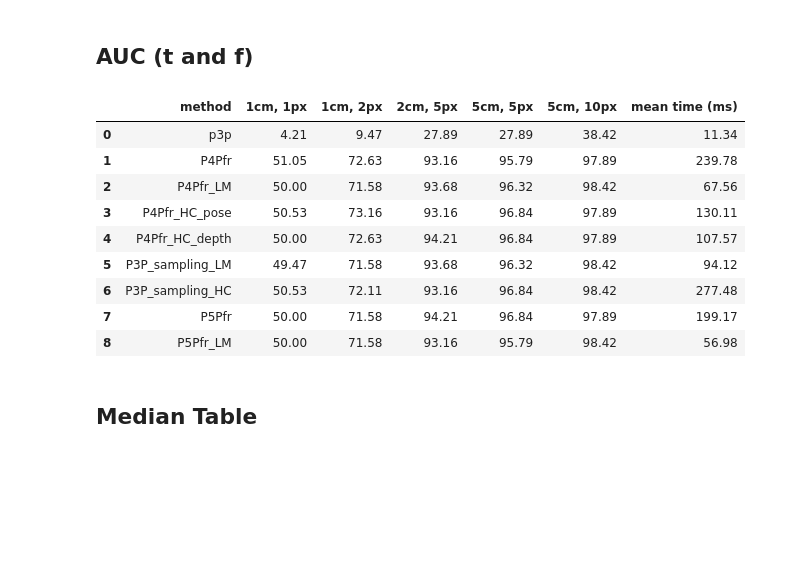
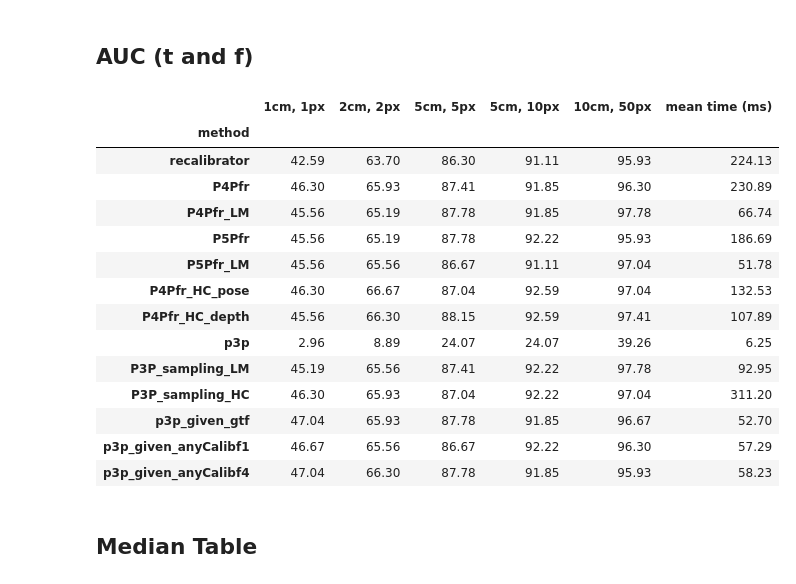
Before and after one commit to XinnnyueZhang/PoseLib, a Jupyter notebook: fisheye_experiments/visulaizeRANSACErrorsAll.ipynb, the cells around one changed output. Drawn from its saved outputs; the diff is of its cells as text; code cells hidden in the pictures; blank space fills up the shorter version.

```diff
--- a/fisheye_experiments/visulaizeRANSACErrorsAll.ipynb
+++ b/fisheye_experiments/visulaizeRANSACErrorsAll.ipynb
@@ -120,7 +99,7 @@ map_prefix = "covisible30"
 results_all = {}
 results_overall = []
 for scene in scene_list:
-    results_dir = gt_dirs / scene / f"processed_{map_prefix}/hloc/RANSACresults_{map_prefix}.pkl"
+    results_dir = gt_dirs / scene / f"processed_{map_prefix}/hloc/RANSACresults_{threshold}.pkl"
     with open(results_dir, 'rb') as f:
         errors = pickle.load(f)
     results = collectErrors(errors, method_names)
@@ -160,5 +179,16 @@ display(df_mean.style.format('{:.4f}'))
 # %% [markdown]
 ## AUC (R and t)
+# %%
+# Define a function to apply the styling
+def highlight_best2(s):
+    """Highlights the best value in a Series."""
+    # For 'mean time (ms)', the min value is best
+    if s.name == 'mean time (ms)':
+        is_best = s == s.min()
+    # For all other (AUC) columns, the max value is best
+    else:
+        is_best = s == s.max()
+    return ['font-weight: bold' if v else '' for v in is_best]
 # %%
 R_thr = [1, 1, 2, 5, 5]
 t_thr = [1, 2, 5, 5, 10]
@@ -167,10 +197,14 @@ f_thr = [1, 2, 5, 10, 50]
 AUC = []
 for m_idx in range(len(method_names)):
     auc_ = getAUC(results_overall, m_idx*6, m_idx*6+1, R_thr, t_thr)
-    AUC.append({'method': method_names[m_idx], f"{R_thr[0]}deg, {t_thr[0]}cm": f"{auc_[0]*100:.2f}",
-        f"{R_thr[1]}deg, {t_thr[1]}cm": f"{auc_[1]*100:.2f}", f"{R_thr[2]}deg, {t_thr[2]}cm": f"{auc_[2]*100:.2f}",
-        f"{R_thr[3]}deg, {t_thr[3]}cm": f"{auc_[3]*100:.2f}", f"{R_thr[4]}deg, {t_thr[4]}cm": f"{auc_[4]*100:.2f}",
-        "mean time (ms)": f"{np.mean(results_overall, axis=0)[m_idx*6+3]:.2f}"})
+    AUC.append({'method': method_names[m_idx],
+                f"{R_thr[0]}deg, {t_thr[0]}cm": auc_[0]*100,
+                f"{R_thr[1]}deg, {t_thr[1]}cm": auc_[1]*100,
+                f"{R_thr[2]}deg, {t_thr[2]}cm": auc_[2]*100,
+                f"{R_thr[3]}deg, {t_thr[3]}cm": auc_[3]*100,
+                f"{R_thr[4]}deg, {t_thr[4]}cm": auc_[4]*100,
+                "mean time (ms)": np.mean(results_overall, axis=0)[m_idx*6+3]})
 AUC = pd.DataFrame(AUC)
-display(AUC)
+AUC = AUC.set_index('method')
+display(AUC.style.apply(highlight_best2).format('{:.2f}'))
 # %% [output]
@@ -189,24 +228,33 @@ display(AUC)
 # %%
 AUC = []
 for m_idx in range(len(method_names)):
     auc_ = getAUC(results_overall, m_idx*6+1, m_idx*6+2, t_thr, f_thr)
-    AUC.append({'method': method_names[m_idx], f"{R_thr[0]}cm, {t_thr[0]}px": f"{auc_[0]*100:.2f}",
-        f"{R_thr[1]}cm, {t_thr[1]}px": f"{auc_[1]*100:.2f}", f"{R_thr[2]}cm, {t_thr[2]}px": f"{auc_[2]*100:.2f}",
-        f"{R_thr[3]}cm, {t_thr[3]}px": f"{auc_[3]*100:.2f}", f"{R_thr[4]}cm, {t_thr[4]}px": f"{auc_[4]*100:.2f}",
-        "mean time (ms)": f"{np.mean(results_overall, axis=0)[m_idx*6+3]:.2f}"})
+    AUC.append({'method': method_names[m_idx],
+                f"{t_thr[0]}cm, {f_thr[0]}px": auc_[0]*100,
+                f"{t_thr[1]}cm, {f_thr[1]}px": auc_[1]*100,
+                f"{t_thr[2]}cm, {f_thr[2]}px": auc_[2]*100,
+                f"{t_thr[3]}cm, {f_thr[3]}px": auc_[3]*100,
+                f"{t_thr[4]}cm, {f_thr[4]}px": auc_[4]*100,
+                "mean time (ms)": np.mean(results_overall, axis=0)[m_idx*6+3]})
 AUC = pd.DataFrame(AUC)
-display(AUC)
+AUC = AUC.set_index('method')
+display(AUC.style.apply(highlight_best2).format('{:.2f}'))
 # %% [output]
-|  | method | 1cm, 1px | 1cm, 2px | 2cm, 5px | 5cm, 5px | 5cm, 10px | mean time (ms) |
-| 0 | p3p | 4.21 | 9.47 | 27.89 | 27.89 | 38.42 | 11.34 |
-| 1 | P4Pfr | 51.05 | 72.63 | 93.16 | 95.79 | 97.89 | 239.78 |
-| 2 | P4Pfr_LM | 50.00 | 71.58 | 93.68 | 96.32 | 98.42 | 67.56 |
-| 3 | P4Pfr_HC_pose | 50.53 | 73.16 | 93.16 | 96.84 | 97.89 | 130.11 |
-| 4 | P4Pfr_HC_depth | 50.00 | 72.63 | 94.21 | 96.84 | 97.89 | 107.57 |
-| 5 | P3P_sampling_LM | 49.47 | 71.58 | 93.68 | 96.32 | 98.42 | 94.12 |
-| 6 | P3P_sampling_HC | 50.53 | 72.11 | 93.16 | 96.84 | 98.42 | 277.48 |
-| 7 | P5Pfr | 50.00 | 71.58 | 94.21 | 96.84 | 97.89 | 199.17 |
-| 8 | P5Pfr_LM | 50.00 | 71.58 | 93.16 | 95.79 | 98.42 | 56.98 |
+|  | 1cm, 1px | 2cm, 2px | 5cm, 5px | 5cm, 10px | 10cm, 50px | mean time (ms) |
+| method |  |  |  |  |  |  |
+| recalibrator | 42.59 | 63.70 | 86.30 | 91.11 | 95.93 | 224.13 |
+| P4Pfr | 46.30 | 65.93 | 87.41 | 91.85 | 96.30 | 230.89 |
+| P4Pfr_LM | 45.56 | 65.19 | 87.78 | 91.85 | 97.78 | 66.74 |
+| P5Pfr | 45.56 | 65.19 | 87.78 | 92.22 | 95.93 | 186.69 |
+| P5Pfr_LM | 45.56 | 65.56 | 86.67 | 91.11 | 97.04 | 51.78 |
+| P4Pfr_HC_pose | 46.30 | 66.67 | 87.04 | 92.59 | 97.04 | 132.53 |
+| P4Pfr_HC_depth | 45.56 | 66.30 | 88.15 | 92.59 | 97.41 | 107.89 |
+| p3p | 2.96 | 8.89 | 24.07 | 24.07 | 39.26 | 6.25 |
+| P3P_sampling_LM | 45.19 | 65.56 | 87.41 | 92.22 | 97.78 | 92.95 |
+| P3P_sampling_HC | 46.30 | 65.93 | 87.04 | 92.22 | 97.04 | 311.20 |
+| p3p_given_gtf | 47.04 | 65.93 | 87.78 | 91.85 | 96.67 | 52.70 |
+| p3p_given_anyCalibf1 | 46.67 | 65.56 | 86.67 | 92.22 | 96.30 | 57.29 |
+| p3p_given_anyCalibf4 | 47.04 | 66.30 | 87.78 | 91.85 | 95.93 | 58.23 |
 # %% [markdown]
 ## Median Table
 # %%
```
Also changed, not shown: parts of 18 cells of this notebook, 6 other files.
